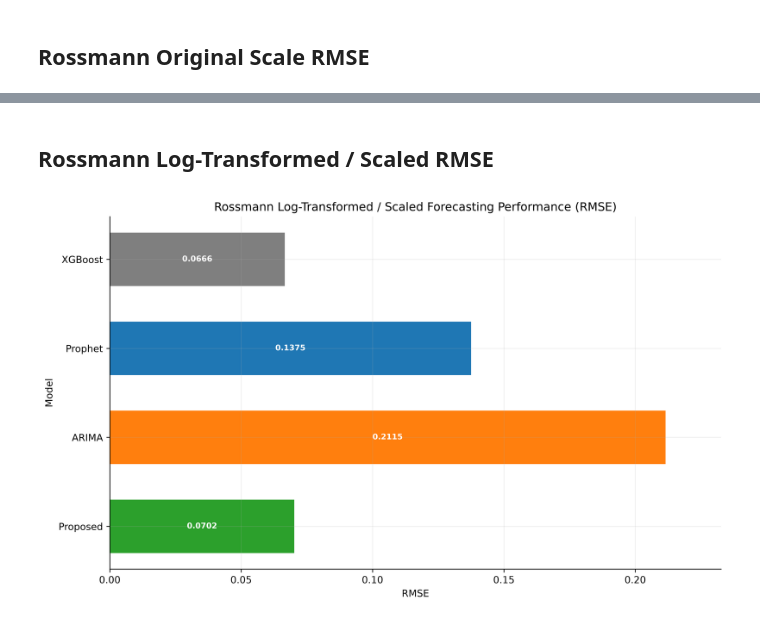
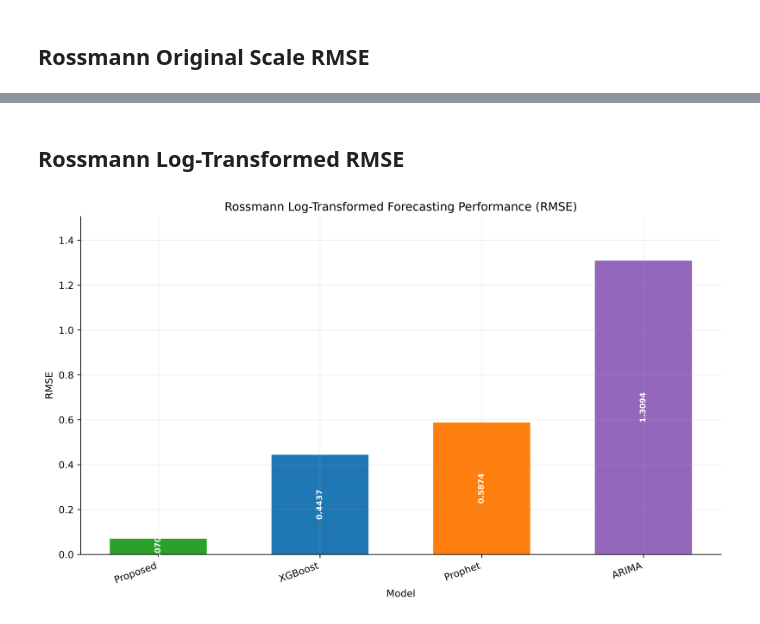
Before and after one commit to wahyuramadhandotcom/A-Hybrid-forecasting-model, a Jupyter notebook: notebooks/summary_visualizations.ipynb, the cells around one changed output, grey strips where cells are left out. Cells and saved outputs as stored; diff of their text form; code cells hidden in the pictures.

```diff
--- a/notebooks/summary_visualizations.ipynb
+++ b/notebooks/summary_visualizations.ipynb
@@ -127,24 +175,24 @@ plt.show()
 # %% [markdown]
-## Rossmann Log-Transformed / Scaled RMSE
+## Rossmann Log-Transformed RMSE
 # %%
 rossmann_scaled_rmse = pd.DataFrame({
-    "Model": ["XGBoost", "Prophet", "ARIMA", "Proposed"],
-    "RMSE": [0.0666, 0.1375, 0.2115, 0.07022],
+    "Model": ["Proposed", "XGBoost", "Prophet", "ARIMA"],
+    "RMSE": [0.07022, 0.4437, 0.5874, 1.3094],
 })
 
-colors = [BASELINE_COLORS[0], BASELINE_COLORS[1], BASELINE_COLORS[2], PROPOSED_COLOR]
-y = np.arange(len(rossmann_scaled_rmse))
+colors = [PROPOSED_COLOR if model == "Proposed" else BASELINE_COLORS[idx % len(BASELINE_COLORS)] for idx, model in enumerate(rossmann_scaled_rmse["Model"])]
+x = np.arange(len(rossmann_scaled_rmse))
 fig, ax = plt.subplots(figsize=(10, 6), dpi=600)
-bars = ax.barh(y, rossmann_scaled_rmse["RMSE"], height=0.6, color=colors)
-ax.set_title("Rossmann Log-Transformed / Scaled Forecasting Performance (RMSE)")
-ax.set_xlabel("RMSE")
-ax.set_ylabel("Model")
-ax.set_yticks(y)
-ax.set_yticklabels(rossmann_scaled_rmse["Model"])
-ax.set_xlim(0, rossmann_scaled_rmse["RMSE"].max() * 1.1)
-ax.invert_yaxis()
-annotate_bars(ax, fmt="{:.4f}", orientation="horizontal")
+bars = ax.bar(x, rossmann_scaled_rmse["RMSE"], width=0.6, color=colors)
+ax.set_title("Rossmann Log-Transformed Forecasting Performance (RMSE)")
+ax.set_xlabel("Model")
+ax.set_ylabel("RMSE")
+ax.set_xticks(x)
+ax.set_xticklabels(rossmann_scaled_rmse["Model"], rotation=20, ha="right")
+ax.set_ylim(0, rossmann_scaled_rmse["RMSE"].max() * 1.15)
+annotate_bars(ax, fmt="{:.4f}", rotation=90)
 plt.tight_layout()
+plt.savefig("../assets/summary/rossmann_scaled_rmse.png", bbox_inches="tight")
 plt.show()
 # %% [output]
-[figure, old version]
+[figure, new version]
```
Also changed, not shown: parts of 6 cells of this notebook, 13 other files.
